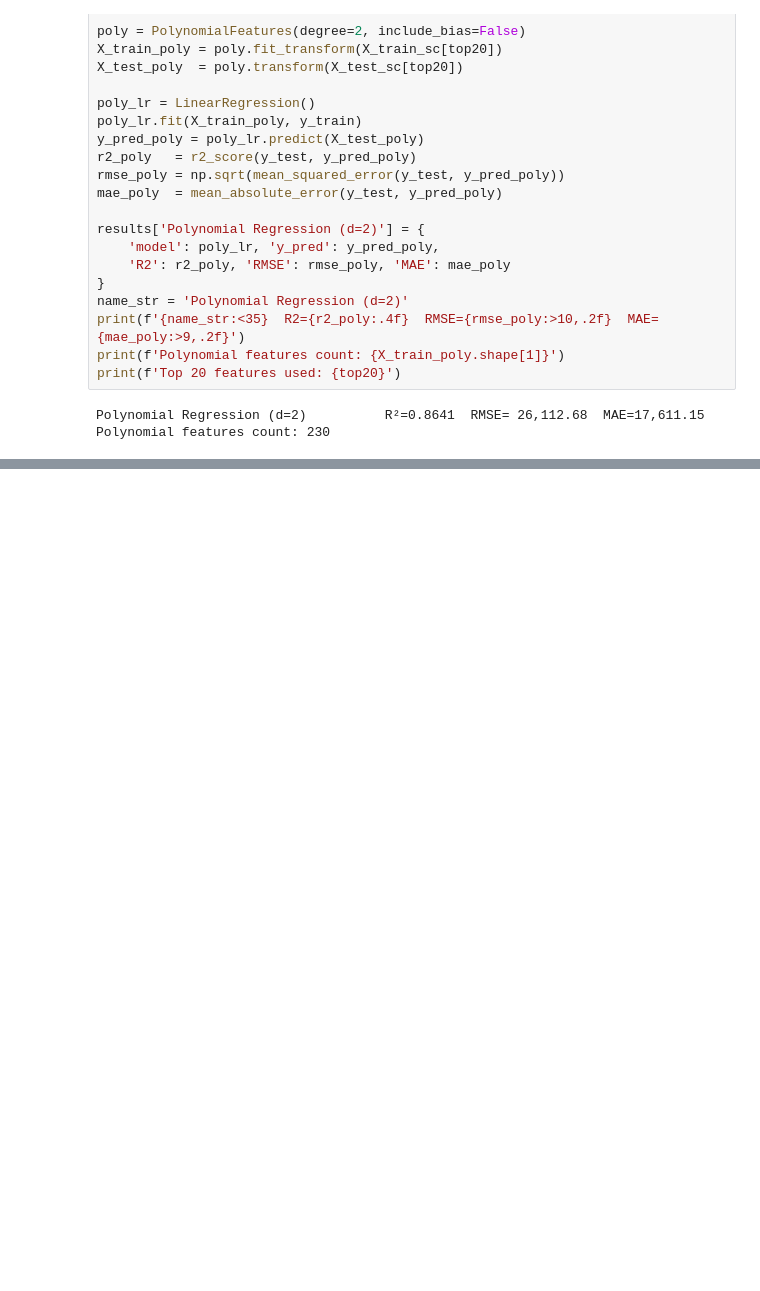
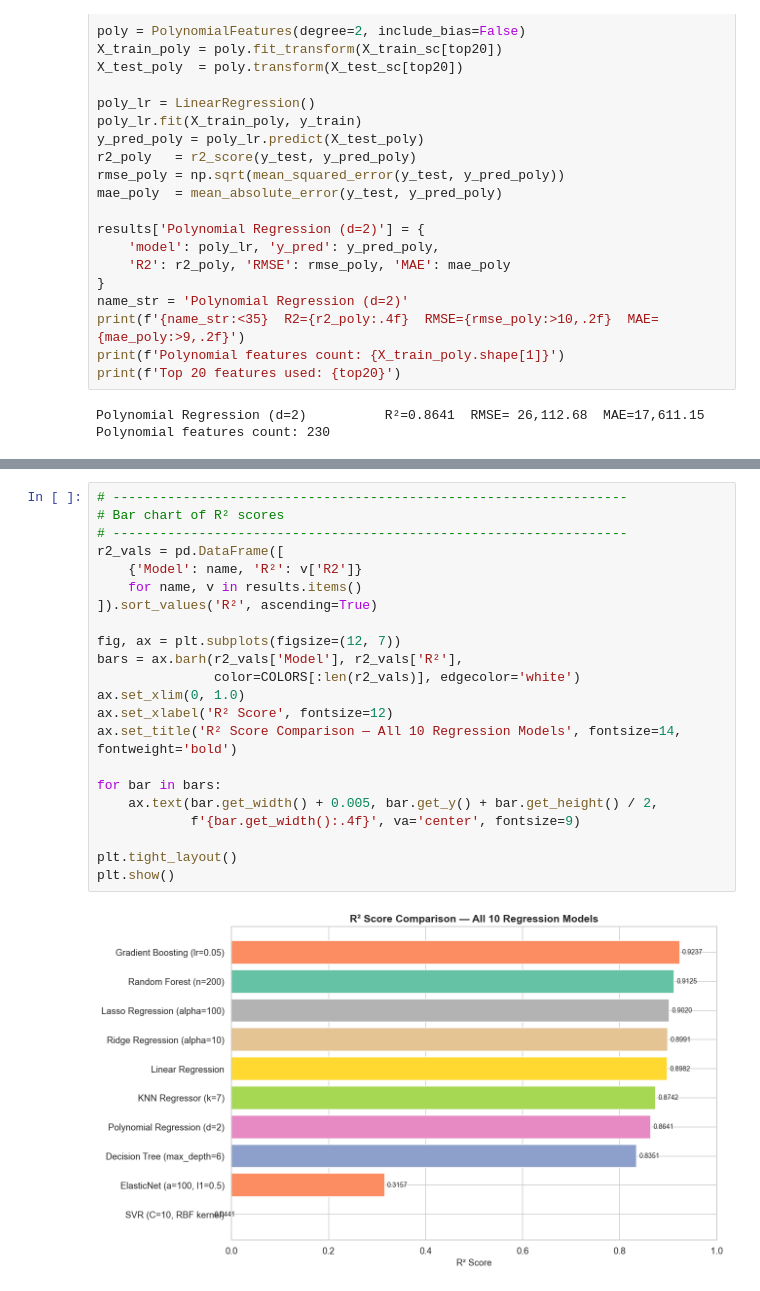
Before and after one commit to gauresh1036/ML_Capstone, a Jupyter notebook: notebooks/regression.ipynb, the cells around one changed output, grey strips where cells are left out. Drawn from its saved outputs; the diff is of its cells as text; blank space fills up the shorter version.

Commit message:
feat(regression): implement tree ensembles, SVR, and KNN regressors

```diff
--- a/notebooks/regression.ipynb
+++ b/notebooks/regression.ipynb
@@ -799,0 +904,24 @@ Polynomial features count: 230
+# %%
+# ------------------------------------------------------------------
+# Bar chart of R² scores
+# ------------------------------------------------------------------
+r2_vals = pd.DataFrame([
+    {'Model': name, 'R²': v['R2']}
+    for name, v in results.items()
+]).sort_values('R²', ascending=True)
+
+fig, ax = plt.subplots(figsize=(12, 7))
+bars = ax.barh(r2_vals['Model'], r2_vals['R²'],
+               color=COLORS[:len(r2_vals)], edgecolor='white')
+ax.set_xlim(0, 1.0)
+ax.set_xlabel('R² Score', fontsize=12)
+ax.set_title('R² Score Comparison — All 10 Regression Models', fontsize=14, fontweight='bold')
+
+for bar in bars:
+    ax.text(bar.get_width() + 0.005, bar.get_y() + bar.get_height() / 2,
+            f'{bar.get_width():.4f}', va='center', fontsize=9)
+
+plt.tight_layout()
+plt.show()
+# %% [output]
+[figure, added]
```
Also changed, not shown: parts of 7 cells of this notebook.
